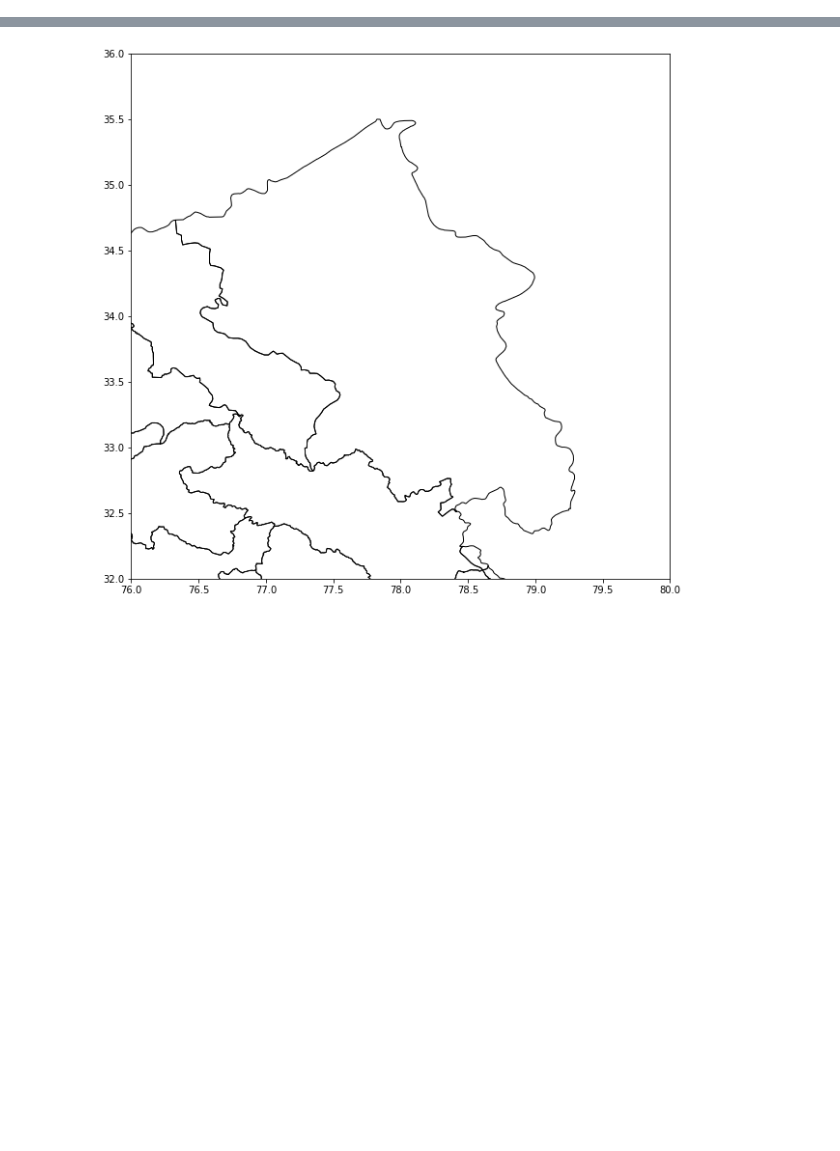
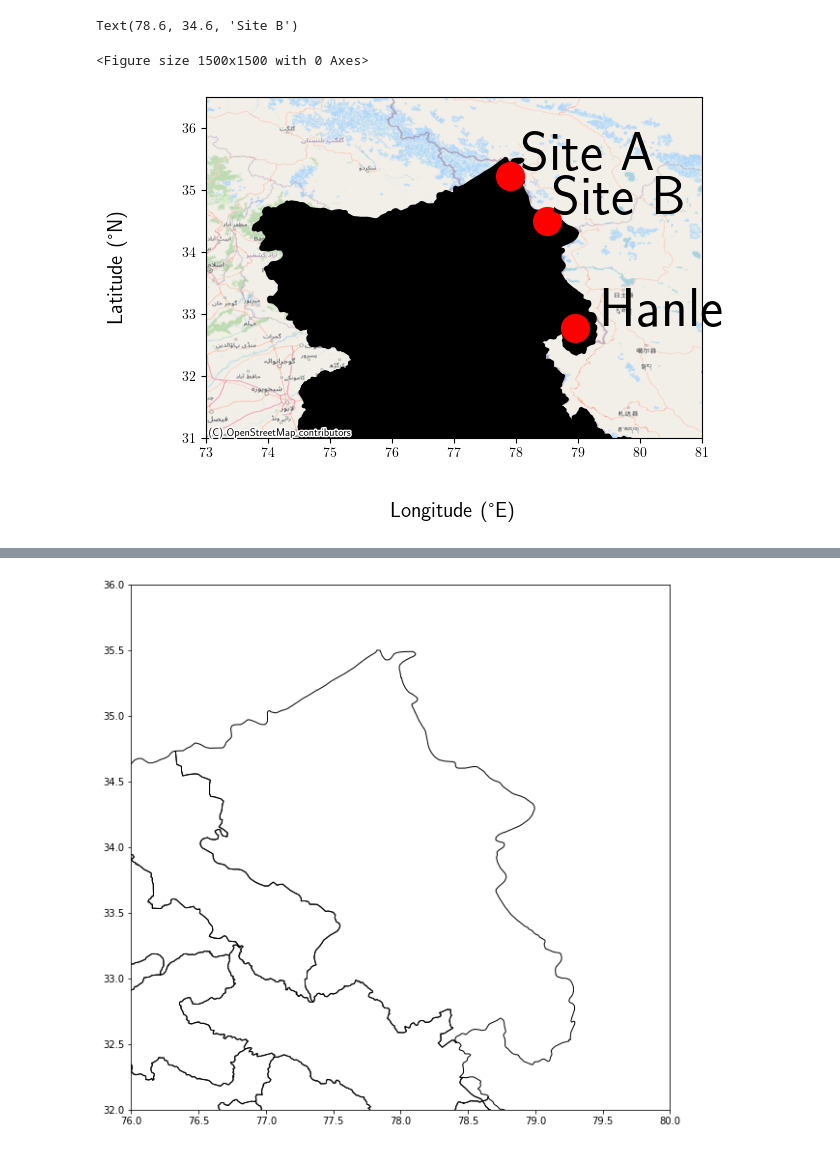
Before and after one commit to mayurisrao/THz, a Jupyter notebook: ERA5/gen_points_onmap.ipynb, the cells around one changed output, grey strips where cells are left out. Cells and saved outputs as stored; diff of their text form; code cells hidden in the pictures; blank space fills up the shorter version.

```diff
--- a/ERA5/gen_points_onmap.ipynb
+++ b/ERA5/gen_points_onmap.ipynb
@@ -72,0 +140,46 @@ plt.show()
+# %%
+import geopandas as gpd
+import matplotlib.pyplot as plt
+import contextily as ctx
+
+# Define the font settings
+fontdict = {'fontsize': '15', 'fontweight': '3', 'family': 'serif', 'color': '#000000', 'horizontalalignment': 'center'}
+
+# Create a figure
+plt.figure(figsize=(15, 15))
+
+# Define the map parameters
+ax = gpd.read_file("D:\OneDrive - IIT Delhi\Intern\RRI\Shapefiles\gadm41_IND_shp\gadm41_IND_1.shp").plot(
+    color='white', edgecolor='black', linewidth=2)
+ax.set_xlim(73, 81)
+ax.set_ylim(31, 36.5)
+
+# Filter shapes based on their geometry type (line or polygon)
+filtered_shapes = gpd.read_file("D:\OneDrive - IIT Delhi\Intern\RRI\Shapefiles\gadm41_IND_shp\gadm41_IND_1.shp")
+filtered_shapes = filtered_shapes[filtered_shapes.geometry.geom_type != 'LineString']
+
+# Plot filtered shapes
+filtered_shapes.plot(ax=ax, color='black', linewidth=2)
+
+# Add basemap using contextily
+ctx.add_basemap(ax, crs=filtered_shapes.crs, source=ctx.providers.OpenStreetMap.Mapnik)
+
+# Add labels for latitude and longitude
+plt.ylabel('Latitude (°N) ', fontdict=fontdict, labelpad=40)
+plt.xlabel('Longitude (°E)', fontdict=fontdict, labelpad=30)
+
+
+plt.plot(78.96,32.77,  'o', color='red', markersize=20)
+plt.text(78.1,35.3, 'Site A', fontsize =40,font = 'Courier New')
+plt.plot(77.9,35.22,'o',color='red',markersize=20)
+plt.text(79.0002+0.4,32.7908,  'Hanle', fontsize=40,font = 'Courier New')
+plt.plot( 78.50,34.50,  'o', color='red', markersize=20)
+plt.text(78.50+0.1,34.50+0.1, 'Site B', fontsize =40,font = 'Courier New')
+# plt.plot(78.62,33.8,  'o', color='red', markersize=20)
+# plt.text(78.62+0.1,33.8+0.1, 'Merak', fontsize =40,font = 'Courier New')
+#plt.title('HANLE', fontsize=30,font = 'Courier New',pad = '20',color='#000000',horizontalalignment = 'center',verticalalignment = 'center',weight = 'bold')
+#plt.savefig('HANLE.jpeg',dpi=600,bbox_inches='tight')
+# %% [output]
+Text(78.6, 34.6, 'Site B')
+<Figure size 1500x1500 with 0 Axes>
+[figure, added]
```
Also changed, not shown: parts of 5 cells of this notebook, 25 other files.
